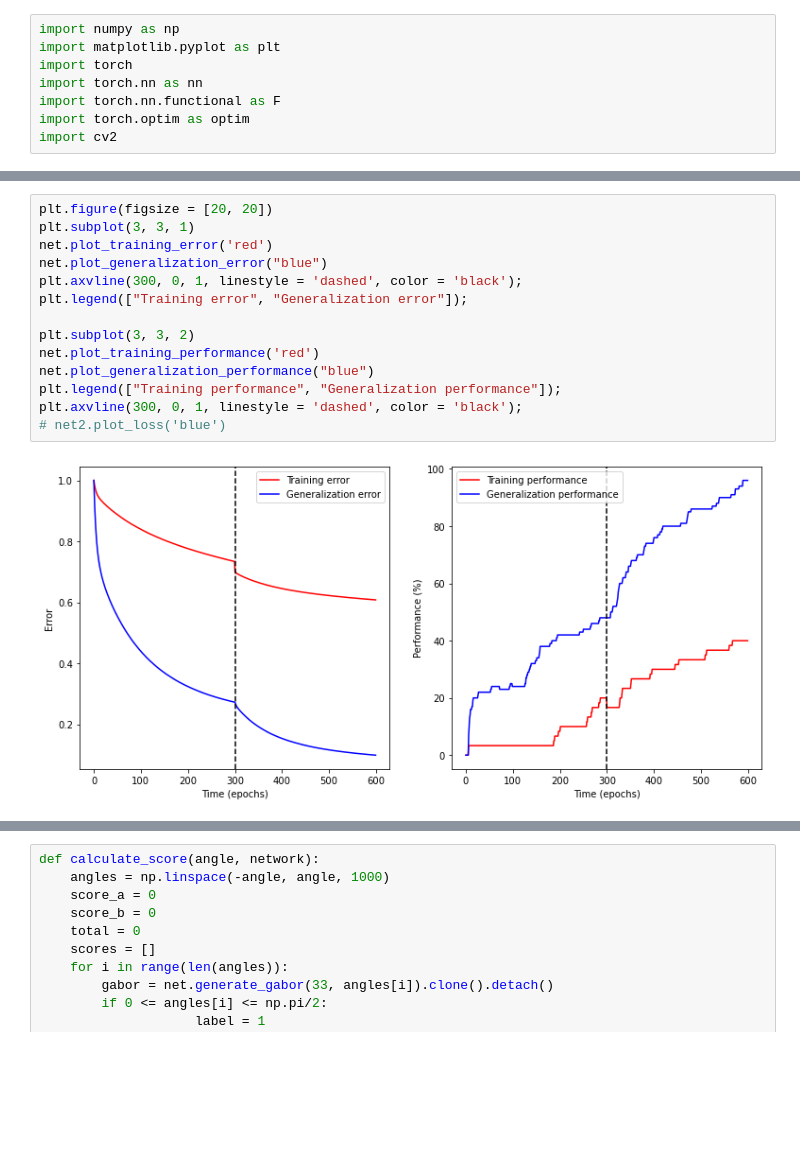
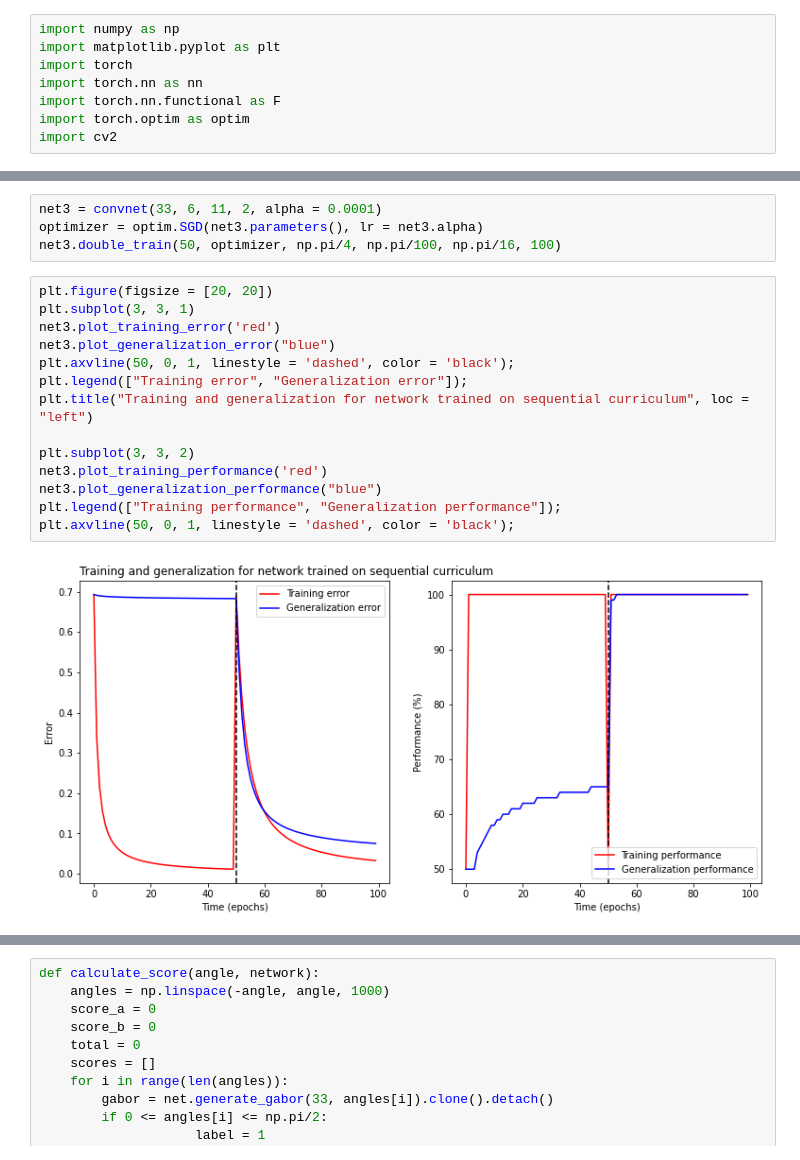
Before and after one commit to pacochow/Modelling-vpl, a Jupyter notebook: Convolutional_neural_network.ipynb, the cells around one changed output, grey strips where cells are left out. Drawn from its saved outputs; the diff is of its cells as text; blank space fills up the shorter version.

Commit message:
Locally connected network

```diff
--- a/Convolutional_neural_network.ipynb
+++ b/Convolutional_neural_network.ipynb
@@ -218,16 +298,20 @@ net.double_train(300, optimizer, np.pi/2, np.pi/6, np.pi/16, 100)
+# %%
+net3 = convnet(33, 6, 11, 2, alpha = 0.0001)
+optimizer = optim.SGD(net3.parameters(), lr = net3.alpha)
+net3.double_train(50, optimizer, np.pi/4, np.pi/100, np.pi/16, 100)
 # %%
 plt.figure(figsize = [20, 20])
 plt.subplot(3, 3, 1)
-net.plot_training_error('red')
-net.plot_generalization_error("blue")
-plt.axvline(300, 0, 1, linestyle = 'dashed', color = 'black');
+net3.plot_training_error('red')
+net3.plot_generalization_error("blue")
+plt.axvline(50, 0, 1, linestyle = 'dashed', color = 'black');
 plt.legend(["Training error", "Generalization error"]);
+plt.title("Training and generalization for network trained on sequential curriculum", loc = "left")
 
 plt.subplot(3, 3, 2)
-net.plot_training_performance('red')
-net.plot_generalization_performance("blue")
+net3.plot_training_performance('red')
+net3.plot_generalization_performance("blue")
 plt.legend(["Training performance", "Generalization performance"]);
-plt.axvline(300, 0, 1, linestyle = 'dashed', color = 'black');
-# net2.plot_loss('blue')
+plt.axvline(50, 0, 1, linestyle = 'dashed', color = 'black');
 # %% [output]
-[figure, old version]
+[figure, new version]
```
Also changed, not shown: parts of 15 cells of this notebook, 1 other file.
